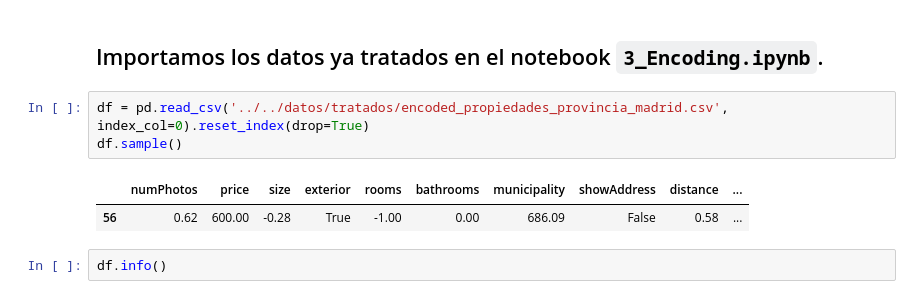
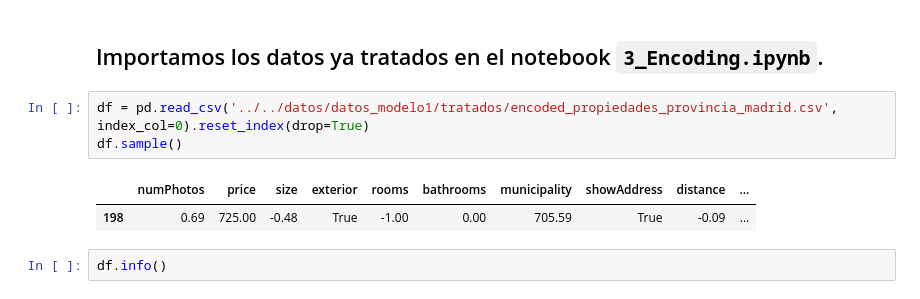
Before and after one commit to joseluisalmendral/Proyecto7-Prediccion_Precio_Casas_Madrid, a Jupyter notebook: notebooks/MODELO1/4_Arbol_Decision.ipynb, the cells around one changed output. Drawn from its saved outputs; the diff is of its cells as text.

````diff
--- a/notebooks/MODELO1/4_Arbol_Decision.ipynb
+++ b/notebooks/MODELO1/4_Arbol_Decision.ipynb
@@ -57,11 +54,11 @@ The autoreload extension is already loaded. To reload it, use:
 # %% [markdown]
 ## Importamos los datos ya tratados en el notebook ```3_Encoding.ipynb```.
 # %%
-df = pd.read_csv('../../datos/tratados/encoded_propiedades_provincia_madrid.csv', index_col=0).reset_index(drop=True)
+df = pd.read_csv('../../datos/datos_modelo1/tratados/encoded_propiedades_provincia_madrid.csv', index_col=0).reset_index(drop=True)
 df.sample()
 # %% [output]
 |  | numPhotos | price | size | exterior | rooms | bathrooms | municipality | showAddress | distance | ... |
-| 56 | 0.62 | 600.00 | -0.28 | True | -1.00 | 0.00 | 686.09 | False | 0.58 | ... |
+| 198 | 0.69 | 725.00 | -0.48 | True | -1.00 | 0.00 | 705.59 | True | -0.09 | ... |
 # %%
 df.info()
 # %% [output]
````
Also changed, not shown: parts of 7 cells of this notebook, 5 other files.
